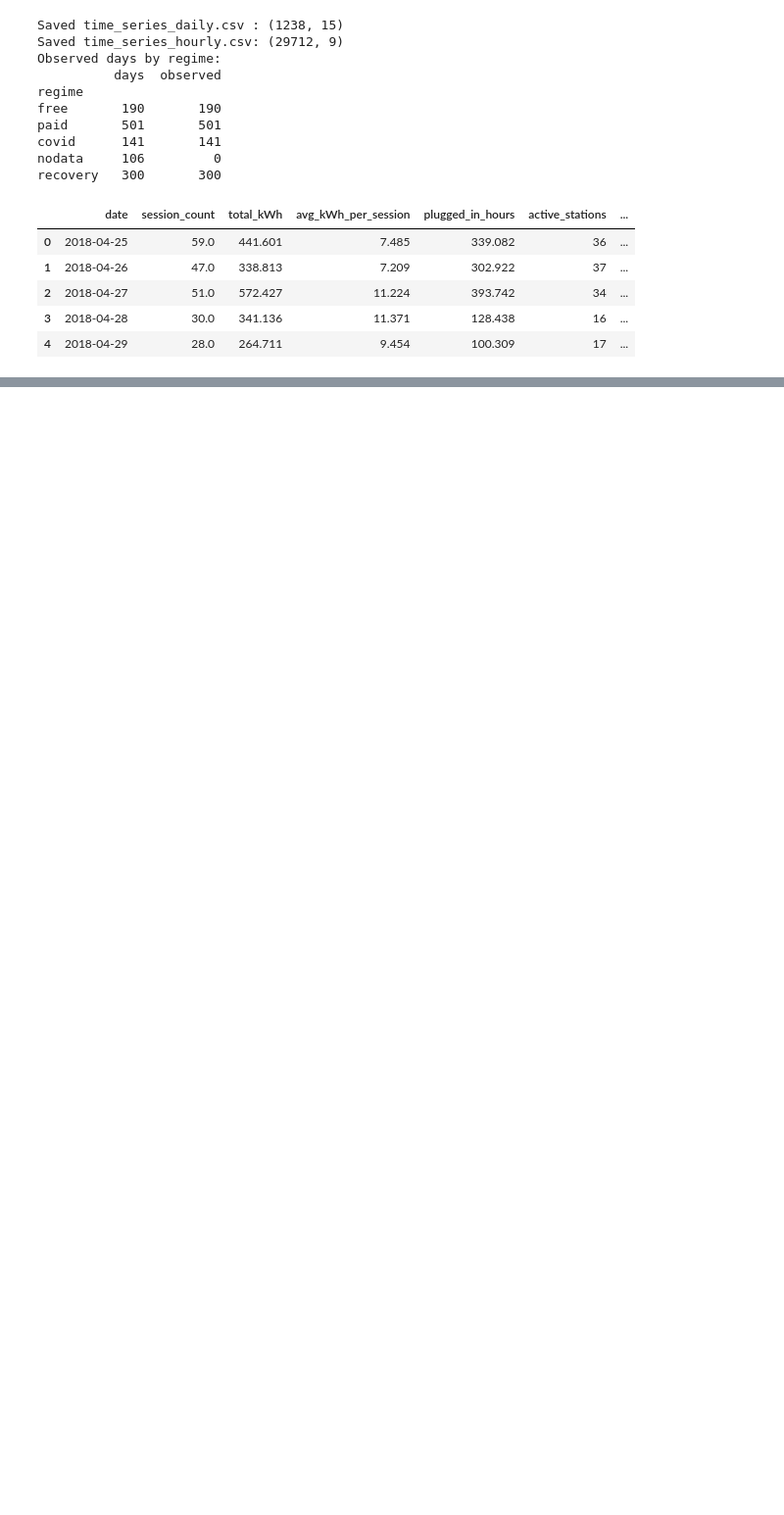
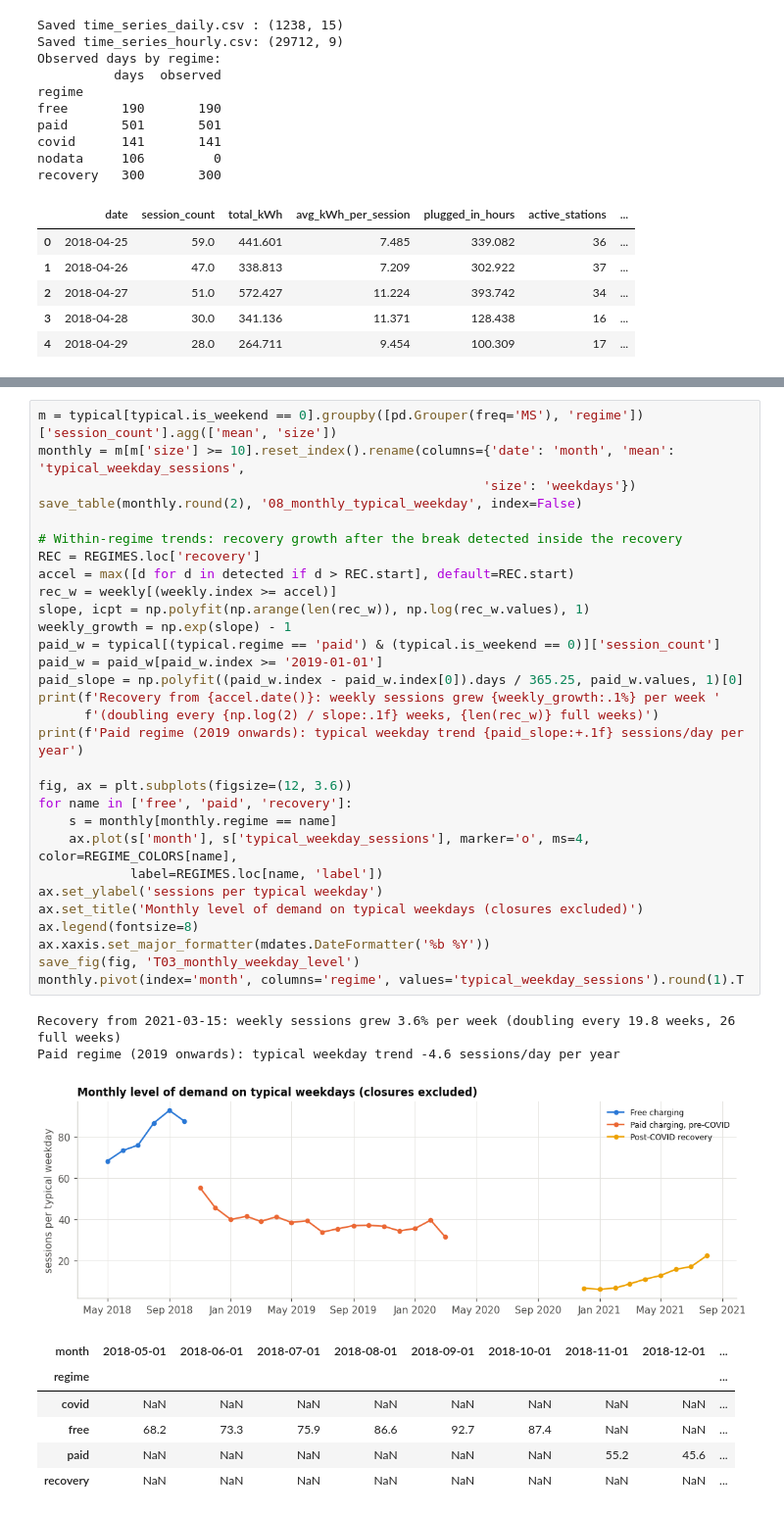
Before and after one commit to Gnanesh-12/EV-Charging-Demand-Analytics, a Jupyter notebook: notebooks/EV_Charging_Demand_Analysis_i16.ipynb, the cells around one changed output, grey strips where cells are left out. Shown at 98% size. Drawn from its saved outputs; the diff is of its cells as text; blank space fills up the shorter version.

```diff
--- a/notebooks/EV_Charging_Demand_Analysis_i16.ipynb
+++ b/notebooks/EV_Charging_Demand_Analysis_i16.ipynb
@@ -520,0 +576,40 @@ recovery   300       300
+# %%
+m = typical[typical.is_weekend == 0].groupby([pd.Grouper(freq='MS'), 'regime'])['session_count'].agg(['mean', 'size'])
+monthly = m[m['size'] >= 10].reset_index().rename(columns={'date': 'month', 'mean': 'typical_weekday_sessions',
+                                                          'size': 'weekdays'})
+save_table(monthly.round(2), '08_monthly_typical_weekday', index=False)
+
+# Within-regime trends: recovery growth after the break detected inside the recovery
+REC = REGIMES.loc['recovery']
+accel = max([d for d in detected if d > REC.start], default=REC.start)
+rec_w = weekly[(weekly.index >= accel)]
+slope, icpt = np.polyfit(np.arange(len(rec_w)), np.log(rec_w.values), 1)
+weekly_growth = np.exp(slope) - 1
+paid_w = typical[(typical.regime == 'paid') & (typical.is_weekend == 0)]['session_count']
+paid_w = paid_w[paid_w.index >= '2019-01-01']
+paid_slope = np.polyfit((paid_w.index - paid_w.index[0]).days / 365.25, paid_w.values, 1)[0]
+print(f'Recovery from {accel.date()}: weekly sessions grew {weekly_growth:.1%} per week '
+      f'(doubling every {np.log(2) / slope:.1f} weeks, {len(rec_w)} full weeks)')
+print(f'Paid regime (2019 onwards): typical weekday trend {paid_slope:+.1f} sessions/day per year')
+
+fig, ax = plt.subplots(figsize=(12, 3.6))
+for name in ['free', 'paid', 'recovery']:
+    s = monthly[monthly.regime == name]
+    ax.plot(s['month'], s['typical_weekday_sessions'], marker='o', ms=4, color=REGIME_COLORS[name],
+            label=REGIMES.loc[name, 'label'])
+ax.set_ylabel('sessions per typical weekday')
+ax.set_title('Monthly level of demand on typical weekdays (closures excluded)')
+ax.legend(fontsize=8)
+ax.xaxis.set_major_formatter(mdates.DateFormatter('%b %Y'))
+save_fig(fig, 'T03_monthly_weekday_level')
+monthly.pivot(index='month', columns='regime', values='typical_weekday_sessions').round(1).T
+# %% [output]
+Recovery from 2021-03-15: weekly sessions grew 3.6% per week (doubling every 19.8 weeks, 26 full weeks)
+Paid regime (2019 onwards): typical weekday trend -4.6 sessions/day per year
+[figure, added]
+| month | 2018-05-01 | 2018-06-01 | 2018-07-01 | 2018-08-01 | 2018-09-01 | 2018-10-01 | 2018-11-01 | 2018-12-01 | ... |
+| regime |  |  |  |  |  |  |  |  | ... |
+| covid | NaN | NaN | NaN | NaN | NaN | NaN | NaN | NaN | ... |
+| free | 68.2 | 73.3 | 75.9 | 86.6 | 92.7 | 87.4 | NaN | NaN | ... |
+| paid | NaN | NaN | NaN | NaN | NaN | NaN | 55.2 | 45.6 | ... |
+| recovery | NaN | NaN | NaN | NaN | NaN | NaN | NaN | NaN | ... |
```
Also changed, not shown: parts of 15 cells of this notebook, 20 other files.
